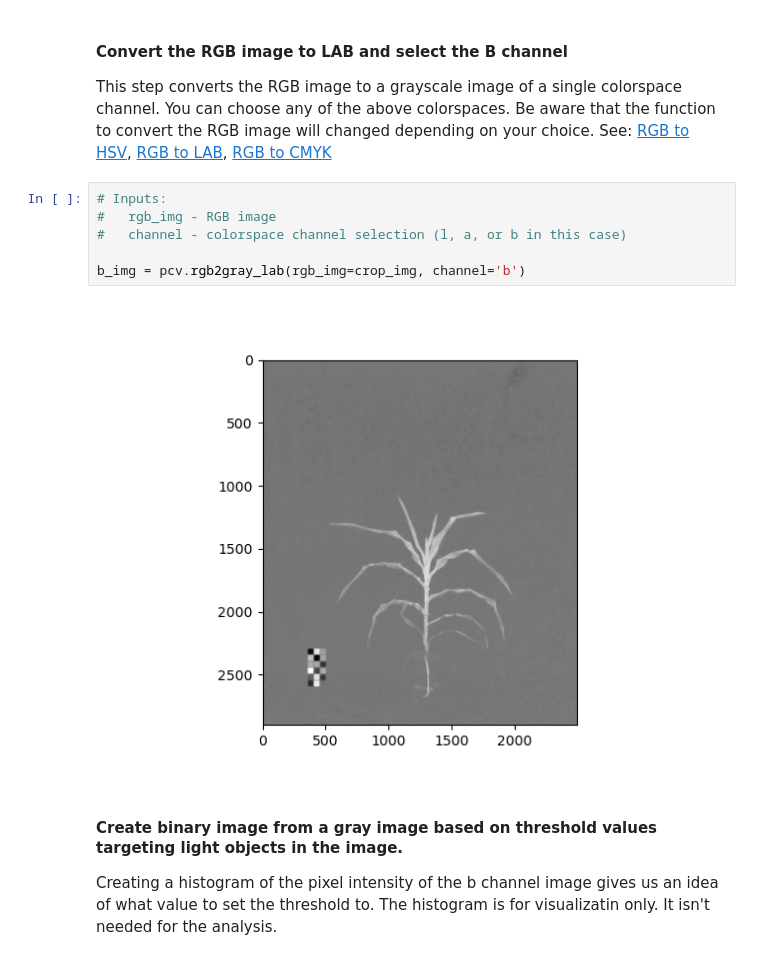
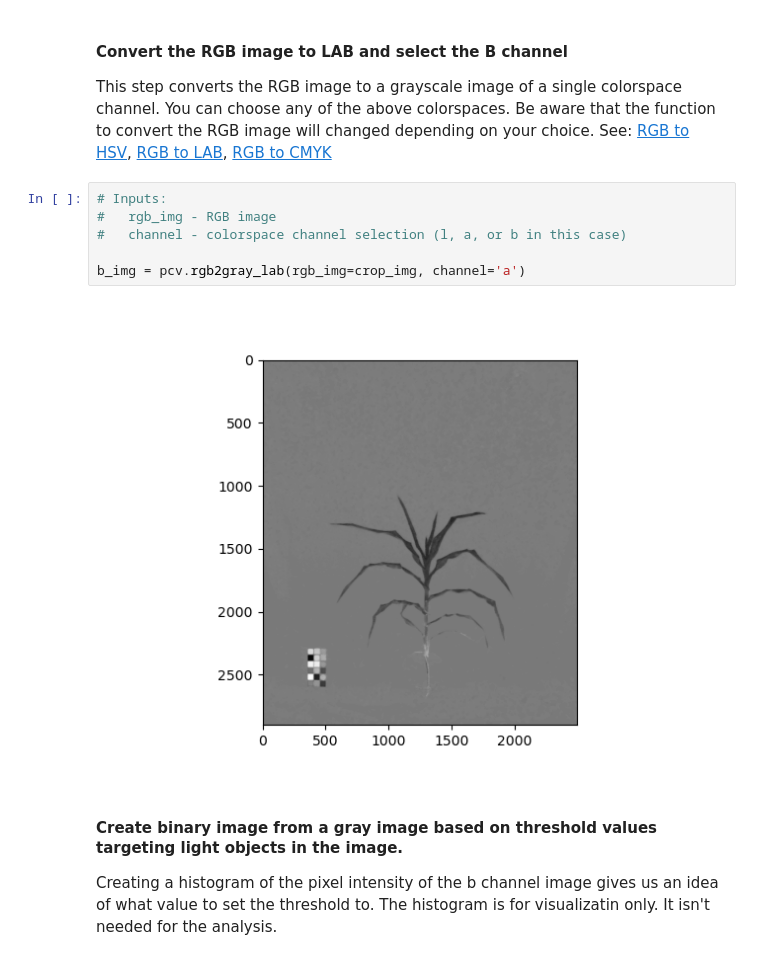
Before and after one commit to danforthcenter/plantcv-tutorial-simple-rgb-workflow, a Jupyter notebook: index.ipynb, the cells around one changed output. Drawn from its saved outputs; the diff is of its cells as text.

```diff
--- a/index.ipynb
+++ b/index.ipynb
@@ -103,11 +103,11 @@ See: [RGB to HSV](https://plantcv.readthedocs.io/en/stable/rgb2hsv/), [RGB to LA
 # %%
 # Inputs:
 #   rgb_img - RGB image
 #   channel - colorspace channel selection (l, a, or b in this case)
 
-b_img = pcv.rgb2gray_lab(rgb_img=crop_img, channel='b')
+b_img = pcv.rgb2gray_lab(rgb_img=crop_img, channel='a')
 # %% [output]
-[figure, old version]
+[figure, new version]
 # %% [markdown]
 #### Create binary image from a gray image based on threshold values targeting light objects in the image.
 Creating a histogram of the pixel intensity of the b channel image gives us an idea of what value to set the threshold to.
```
Also changed, not shown: parts of 1 cell of this notebook.
